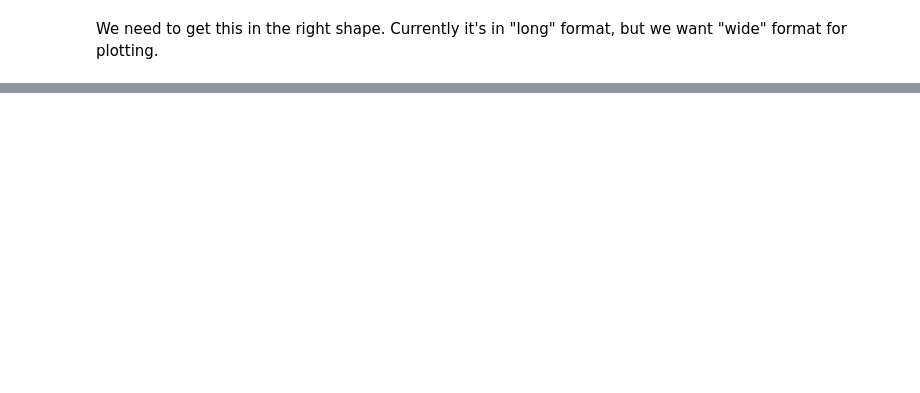
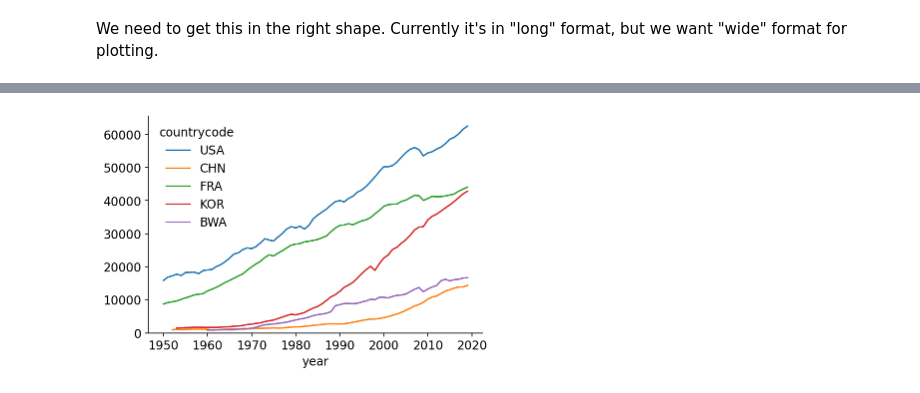
Before and after one commit to iamlemec/macro_data, a Jupyter notebook: 1_Introduction.ipynb, the cells around one changed output, grey strips where cells are left out. Saved outputs shown, nothing was run; the diff lists cells and outputs as text; code cells hidden in the pictures; blank space fills up the shorter version.

```diff
--- a/1_Introduction.ipynb
+++ b/1_Introduction.ipynb
@@ -104,0 +80,8 @@ plt.legend(bbox_to_anchor=(1, 1)); # this puts the legend on the side
+# %%
+pwt0 = pd.read_excel('data/pwt100.xlsx', sheet_name='Data')
+pwt = pwt0.pivot('year', 'countrycode')
+# %%
+gdp_per = pwt['rgdpna']/pwt['pop']
+gdp_per[['USA', 'CHN', 'FRA', 'KOR', 'BWA']].plot(ylim=(0, None));
+# %% [output]
+[figure, added]
```
Also changed, not shown: parts of 21 cells of this notebook, 3 other files.
